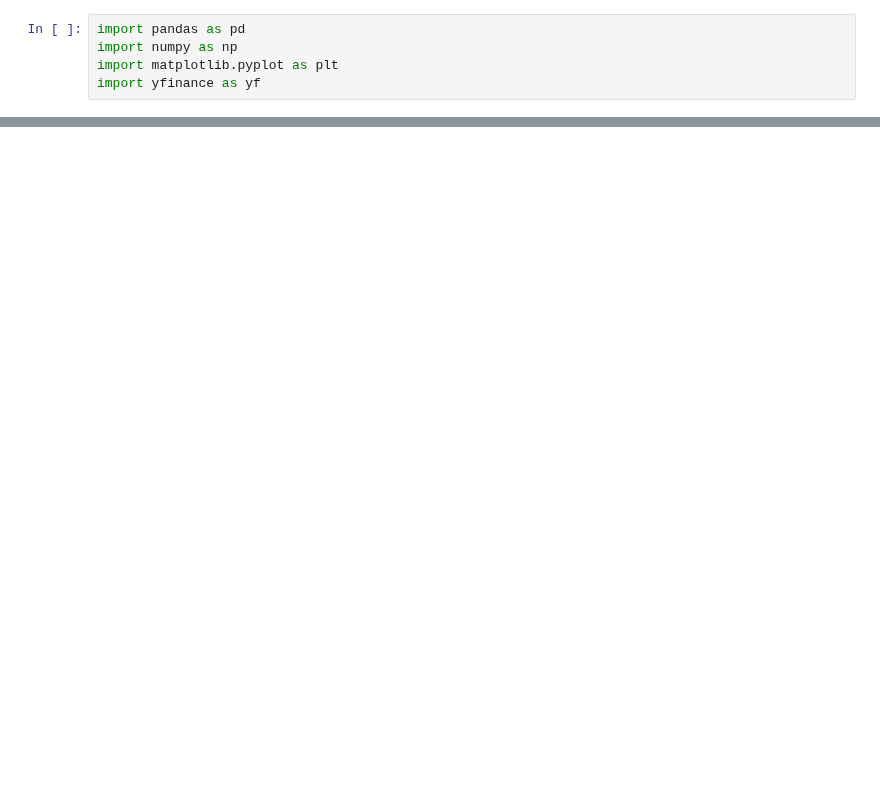
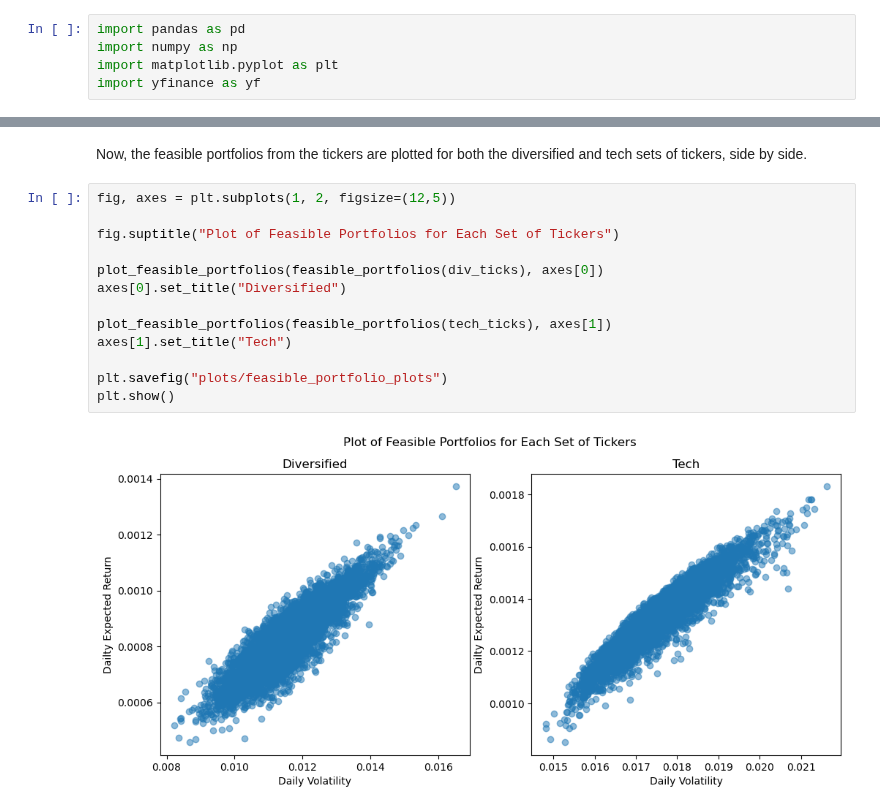
Before and after one commit to borudep313/Portfolio-Risk-Simulation, a Jupyter notebook: analysis.ipynb, the cells around one changed output, grey strips where cells are left out. Cells and saved outputs as stored; diff of their text form; blank space fills up the shorter version.

```diff
--- a/analysis.ipynb
+++ b/analysis.ipynb
@@ -178,0 +262,17 @@ print("95% Conditional Value at Risk (CVaR):", CVaR_95)
+# %% [markdown]
+Now, the feasible portfolios from the tickers are plotted for both the diversified and tech sets of tickers, side by side.
+# %%
+fig, axes = plt.subplots(1, 2, figsize=(12,5))
+
+fig.suptitle("Plot of Feasible Portfolios for Each Set of Tickers")
+
+plot_feasible_portfolios(feasible_portfolios(div_ticks), axes[0])
+axes[0].set_title("Diversified")
+
+plot_feasible_portfolios(feasible_portfolios(tech_ticks), axes[1])
+axes[1].set_title("Tech")
+
+plt.savefig("plots/feasible_portfolio_plots")
+plt.show()
+# %% [output]
+[figure, added]
```
Also changed, not shown: parts of 61 cells of this notebook, 9 other files.
